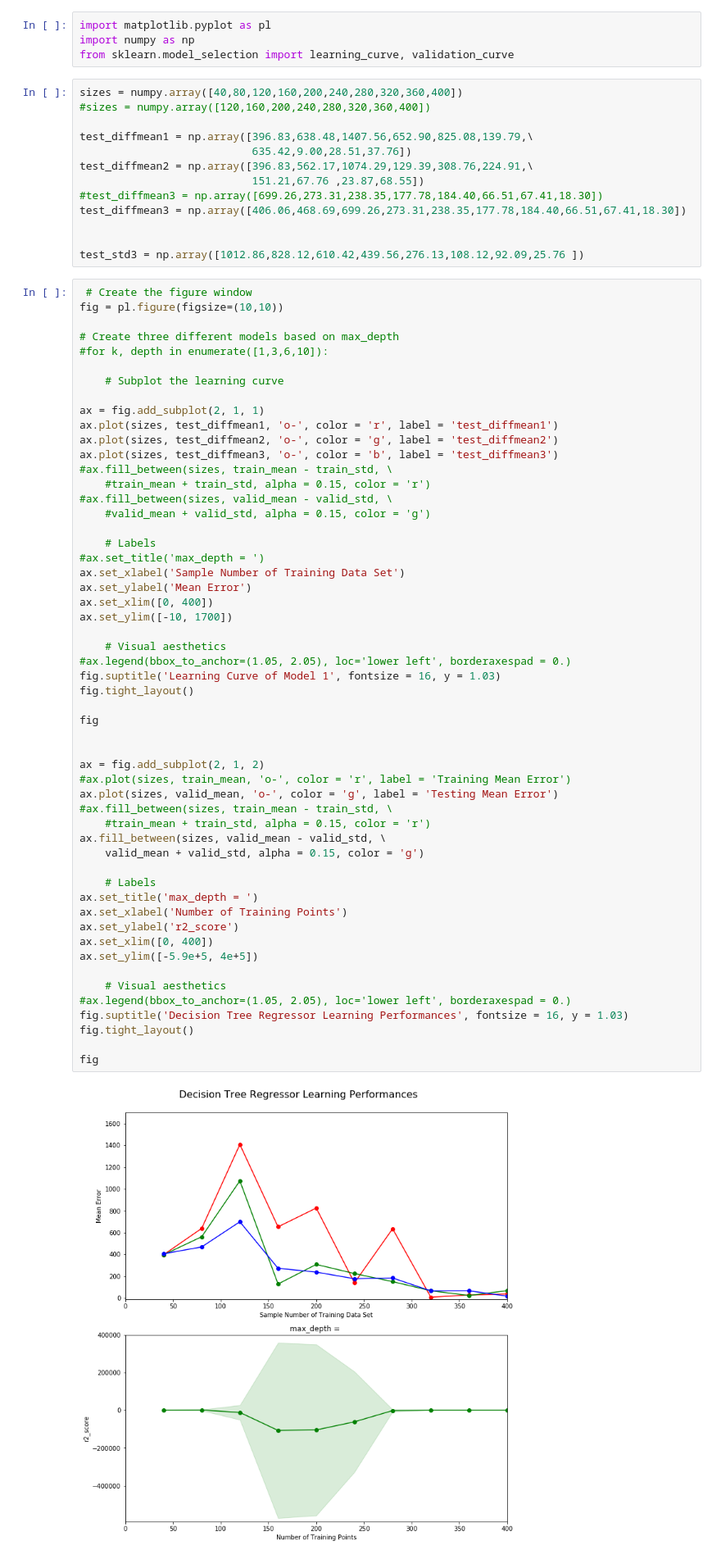
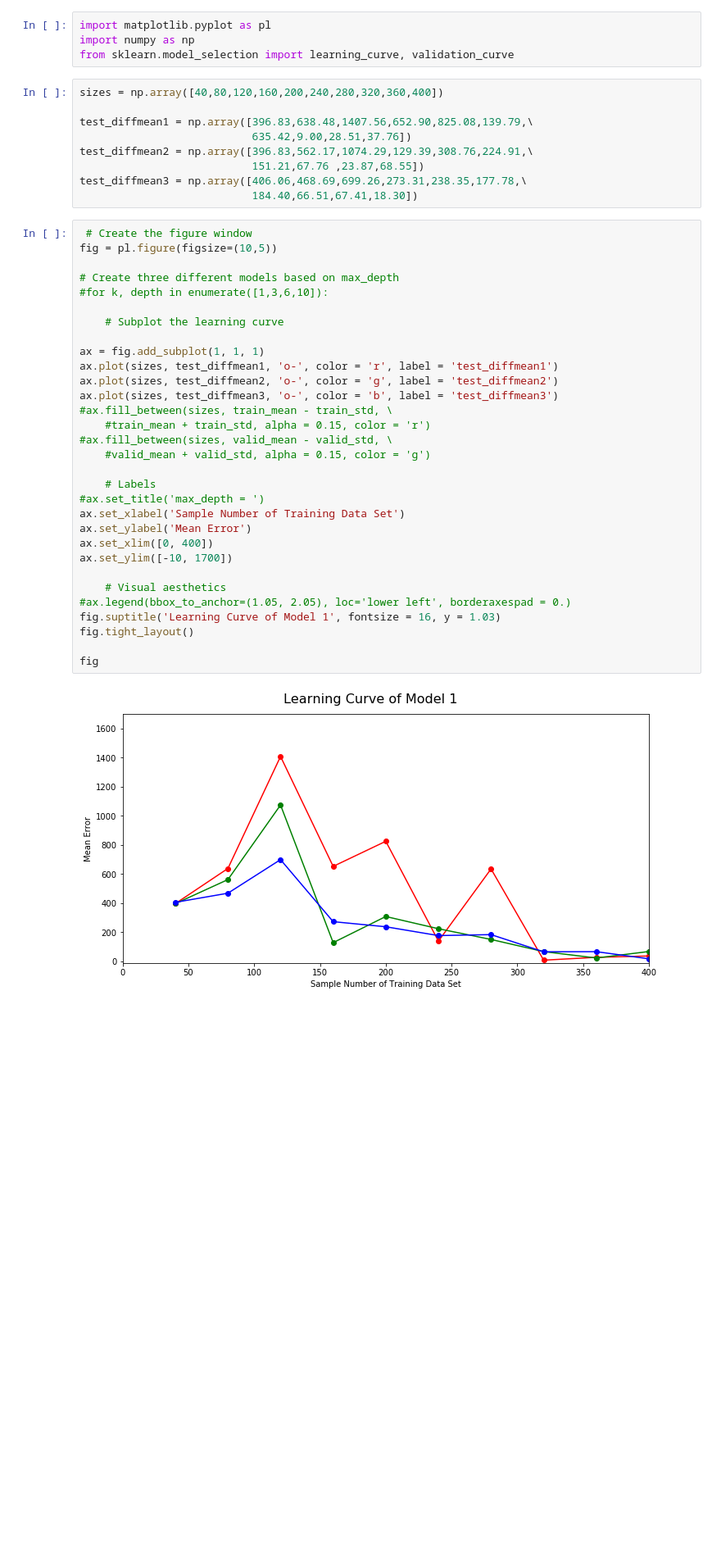
Before and after one commit to hunan16/python_coding, a Jupyter notebook: pictures_for_paperRBF.ipynb, the cells around one changed output. Shown: that part at 82% size. Drawn from its saved outputs; the diff is of its cells as text; blank space fills up the shorter version.

```diff
--- a/pictures_for_paperRBF.ipynb
+++ b/pictures_for_paperRBF.ipynb
@@ -3,71 +3,44 @@ import matplotlib.pyplot as pl
 import numpy as np
 from sklearn.model_selection import learning_curve, validation_curve
 # %%
-sizes = numpy.array([40,80,120,160,200,240,280,320,360,400])
-#sizes = numpy.array([120,160,200,240,280,320,360,400])
+sizes = np.array([40,80,120,160,200,240,280,320,360,400])
 
 test_diffmean1 = np.array([396.83,638.48,1407.56,652.90,825.08,139.79,\
                            635.42,9.00,28.51,37.76])
 test_diffmean2 = np.array([396.83,562.17,1074.29,129.39,308.76,224.91,\
                            151.21,67.76 ,23.87,68.55])
-#test_diffmean3 = np.array([699.26,273.31,238.35,177.78,184.40,66.51,67.41,18.30])
-test_diffmean3 = np.array([406.06,468.69,699.26,273.31,238.35,177.78,184.40,66.51,67.41,18.30])
-
-
-test_std3 = np.array([1012.86,828.12,610.42,439.56,276.13,108.12,92.09,25.76 ])
+test_diffmean3 = np.array([406.06,468.69,699.26,273.31,238.35,177.78,\
+                           184.40,66.51,67.41,18.30])
 # %%
  # Create the figure window
-fig = pl.figure(figsize=(10,10))
+fig = pl.figure(figsize=(10,5))
 
 # Create three different models based on max_depth
 #for k, depth in enumerate([1,3,6,10]):
 
     # Subplot the learning curve
 
-ax = fig.add_subplot(2, 1, 1)
+ax = fig.add_subplot(1, 1, 1)
 ax.plot(sizes, test_diffmean1, 'o-', color = 'r', label = 'test_diffmean1')
 ax.plot(sizes, test_diffmean2, 'o-', color = 'g', label = 'test_diffmean2')
 ax.plot(sizes, test_diffmean3, 'o-', color = 'b', label = 'test_diffmean3')
 #ax.fill_between(sizes, train_mean - train_std, \
     #train_mean + train_std, alpha = 0.15, color = 'r')
 #ax.fill_between(sizes, valid_mean - valid_std, \
     #valid_mean + valid_std, alpha = 0.15, color = 'g')
 
     # Labels
 #ax.set_title('max_depth = ')
 ax.set_xlabel('Sample Number of Training Data Set')
 ax.set_ylabel('Mean Error')
 ax.set_xlim([0, 400])
 ax.set_ylim([-10, 1700])
 
     # Visual aesthetics
 #ax.legend(bbox_to_anchor=(1.05, 2.05), loc='lower left', borderaxespad = 0.)
 fig.suptitle('Learning Curve of Model 1', fontsize = 16, y = 1.03)
 fig.tight_layout()
 
 fig
-
-
-ax = fig.add_subplot(2, 1, 2)
-#ax.plot(sizes, train_mean, 'o-', color = 'r', label = 'Training Mean Error')
-ax.plot(sizes, valid_mean, 'o-', color = 'g', label = 'Testing Mean Error')
-#ax.fill_between(sizes, train_mean - train_std, \
-    #train_mean + train_std, alpha = 0.15, color = 'r')
-ax.fill_between(sizes, valid_mean - valid_std, \
-    valid_mean + valid_std, alpha = 0.15, color = 'g')
-
-    # Labels
-ax.set_title('max_depth = ')
-ax.set_xlabel('Number of Training Points')
-ax.set_ylabel('r2_score')
-ax.set_xlim([0, 400])
-ax.set_ylim([-5.9e+5, 4e+5])
-
-    # Visual aesthetics
-#ax.legend(bbox_to_anchor=(1.05, 2.05), loc='lower left', borderaxespad = 0.)
-fig.suptitle('Decision Tree Regressor Learning Performances', fontsize = 16, y = 1.03)
-fig.tight_layout()
-
-fig
 # %% [output]
-[figure, old version]
+[figure, new version]
```
Also changed, not shown: parts of 3 cells of this notebook, 7 other files.
